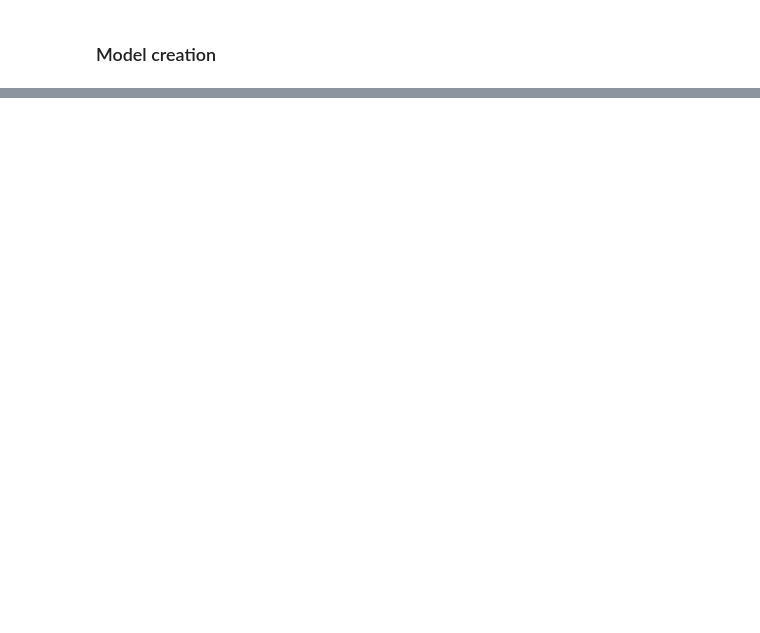
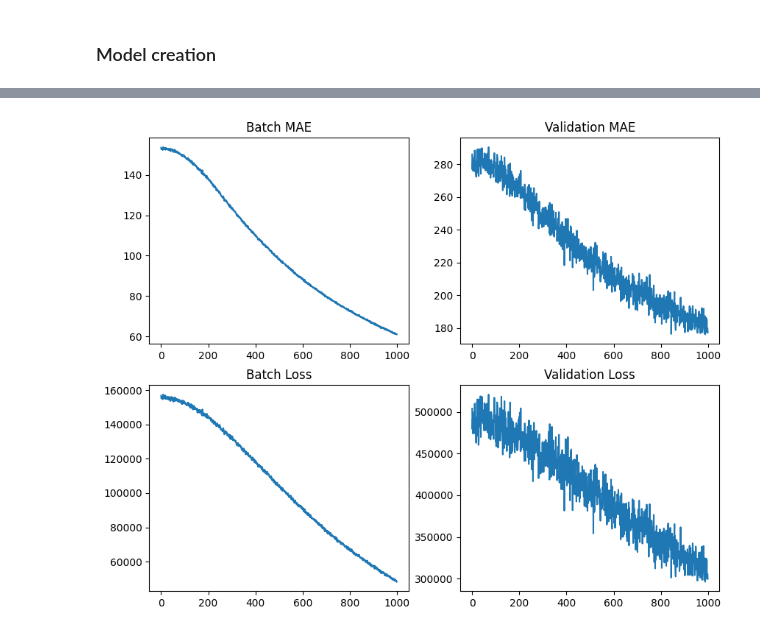
Before and after one commit to ZuoLoL21/KaggleSubmissions, a Jupyter notebook: projects/4-store-sales-time-series-forecasting/store-sales-time-series-forecasting.ipynb, the cells around one changed output, grey strips where cells are left out. Saved outputs shown, nothing was run; the diff lists cells and outputs as text; code cells hidden in the pictures; blank space fills up the shorter version.

Commit message:
Enabled training and validation

```diff
--- a/projects/4-store-sales-time-series-forecasting/store-sales-time-series-forecasting.ipynb
+++ b/projects/4-store-sales-time-series-forecasting/store-sales-time-series-forecasting.ipynb
@@ -116,19 +182,31 @@ model.compile(
 # %%
-epochs = 100
-dataset = tf.data.Dataset.from_generator(
-        dg.as_generator(),
+from common.classes.CustomCallbacks import BatchMetricsCallbackVal
+
+epochs = 1000
+train_dataset = tf.data.Dataset.from_generator(
+        dg_train.as_generator(),
         output_signature=(
             tf.TensorSpec(shape=train_inputs.shape, dtype=tf.float32),
             tf.TensorSpec(shape=train_outputs.shape, dtype=tf.float32)
         )
-)
+).prefetch(tf.data.AUTOTUNE)
+val_dataset = tf.data.Dataset.from_generator(
+        df_val.as_generator(),
+        output_signature=(
+            tf.TensorSpec(shape=val_inputs.shape, dtype=tf.float32),
+            tf.TensorSpec(shape=val_outputs.shape, dtype=tf.float32)
+        )
+).prefetch(tf.data.AUTOTUNE)
+
 # Train using model.fit with dataset
-callback = BatchMetricsCallback()
+callback = BatchMetricsCallbackVal()
 history = model.fit(
-        dataset,
+        train_dataset,
+        validation_data=val_dataset,
         epochs=epochs,
         steps_per_epoch=1,
+        validation_steps=1,
         callbacks=[callback],
-        verbose=2
+        verbose=2,
 )
 # %% [output]
@@ -153,5 +230,16 @@ KeyboardInterrupt:
 # %%
-plt.plot(callback.batch_losses, label='mse')
-plt.plot(callback.batch_maes, label='mae')
-plt.legend()
+fig, ax = plt.subplots(2, 2, figsize=(10, 8))
+
+ax[0, 0].plot(callback.batch_maes)
+ax[0, 0].title.set_text('Batch MAE')
+ax[0, 1].plot(callback.val_maes)
+ax[0, 1].title.set_text('Validation MAE')
+
+ax[1, 0].plot(callback.batch_losses)
+ax[1, 0].title.set_text('Batch Loss')
+ax[1, 1].plot(callback.val_losses)
+ax[1, 1].title.set_text('Validation Loss')
+
 plt.show()
+# %% [output]
+[figure, added]
```
Also changed, not shown: parts of 9 cells of this notebook.
